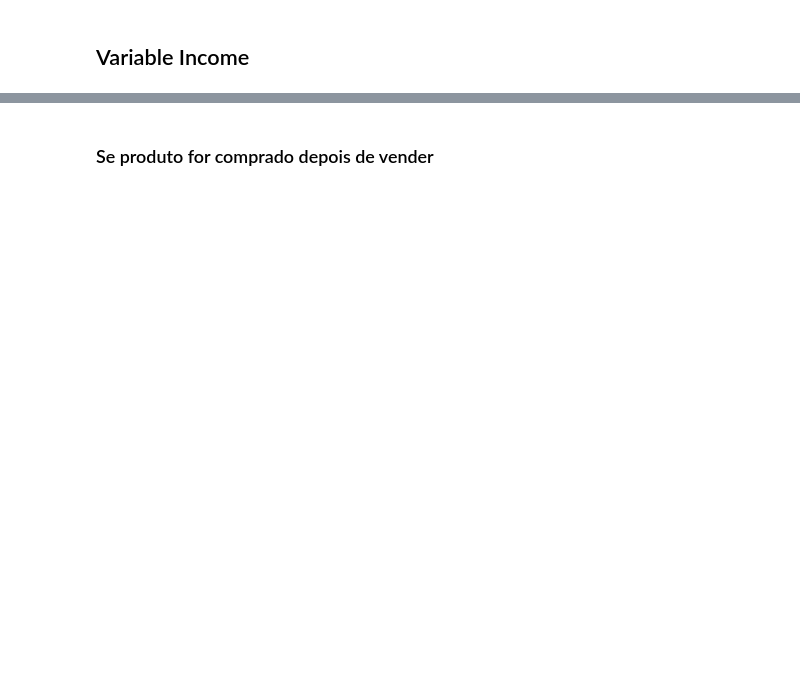
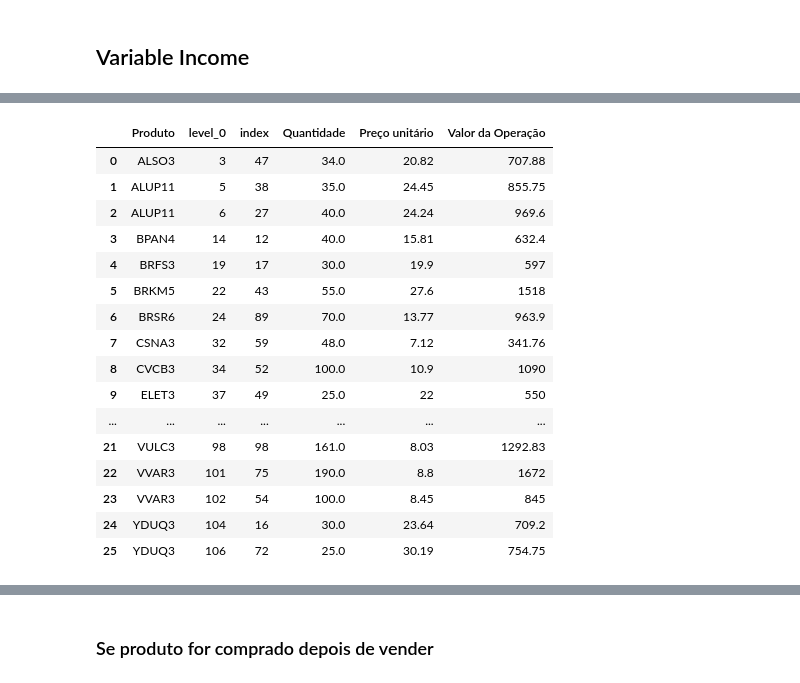
Before and after one commit to thamirisbrandao/b3_imposto_renda, a Jupyter notebook: notebooks/creating_spreadsheet.ipynb, the cells around one changed output, grey strips where cells are left out. Drawn from its saved outputs; the diff is of its cells as text; code cells hidden in the pictures; blank space fills up the shorter version.

```diff
--- a/notebooks/creating_spreadsheet.ipynb
+++ b/notebooks/creating_spreadsheet.ipynb
@@ -453,3 +469,24 @@ lucpre_stock
+# %%
+df_stock_opS = df_stock_opS[['Produto', 'level_0', 'index', 'Quantidade', 'Preço unitário', 'Valor da Operação']]
+df_stock_opS
+# %% [output]
+|  | Produto | level_0 | index | Quantidade | Preço unitário | Valor da Operação |
+| 0 | ALSO3 | 3 | 47 | 34.0 | 20.82 | 707.88 |
+| 1 | ALUP11 | 5 | 38 | 35.0 | 24.45 | 855.75 |
+| 2 | ALUP11 | 6 | 27 | 40.0 | 24.24 | 969.6 |
+| 3 | BPAN4 | 14 | 12 | 40.0 | 15.81 | 632.4 |
+| 4 | BRFS3 | 19 | 17 | 30.0 | 19.9 | 597 |
+| 5 | BRKM5 | 22 | 43 | 55.0 | 27.6 | 1518 |
+| 6 | BRSR6 | 24 | 89 | 70.0 | 13.77 | 963.9 |
+| 7 | CSNA3 | 32 | 59 | 48.0 | 7.12 | 341.76 |
+| 8 | CVCB3 | 34 | 52 | 100.0 | 10.9 | 1090 |
+| 9 | ELET3 | 37 | 49 | 25.0 | 22 | 550 |
+| ... | ... | ... | ... | ... | ... | ... |
+| 21 | VULC3 | 98 | 98 | 161.0 | 8.03 | 1292.83 |
+| 22 | VVAR3 | 101 | 75 | 190.0 | 8.8 | 1672 |
+| 23 | VVAR3 | 102 | 54 | 100.0 | 8.45 | 845 |
+| 24 | YDUQ3 | 104 | 16 | 30.0 | 23.64 | 709.2 |
+| 25 | YDUQ3 | 106 | 72 | 25.0 | 30.19 | 754.75 |
 # %%
 df_stock_opB = df_stock_opB.groupby('Produto').sum().reset_index()
 df_stock_opB
```
Also changed, not shown: parts of 30 cells of this notebook, 2 other files.
